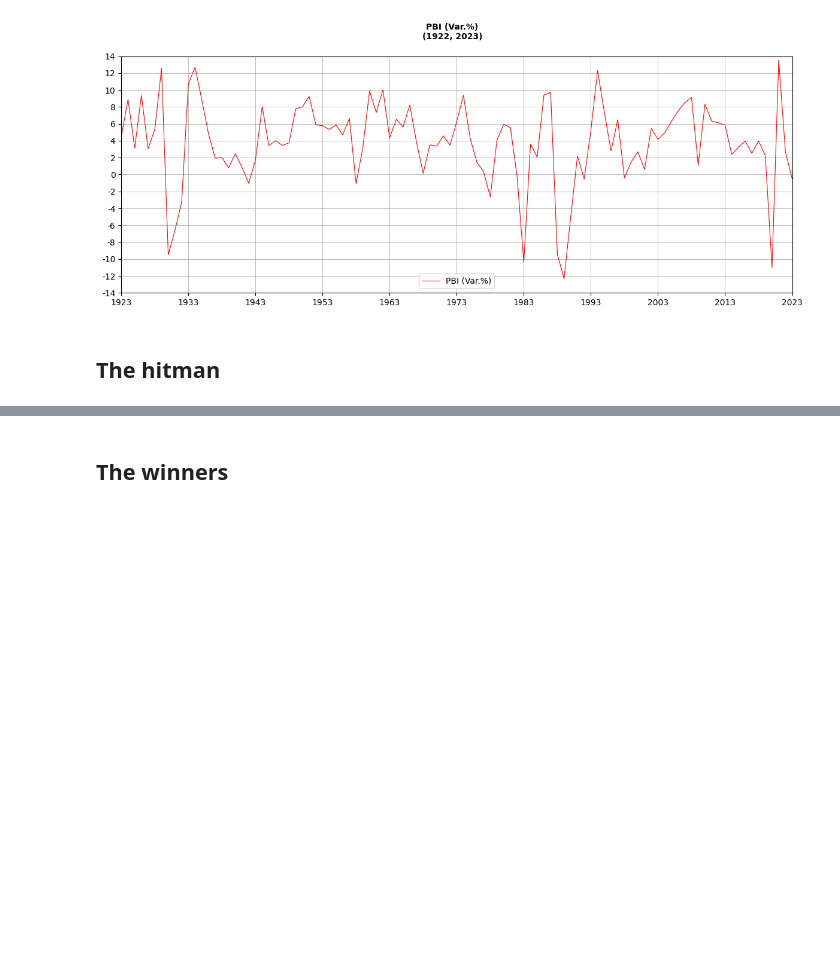
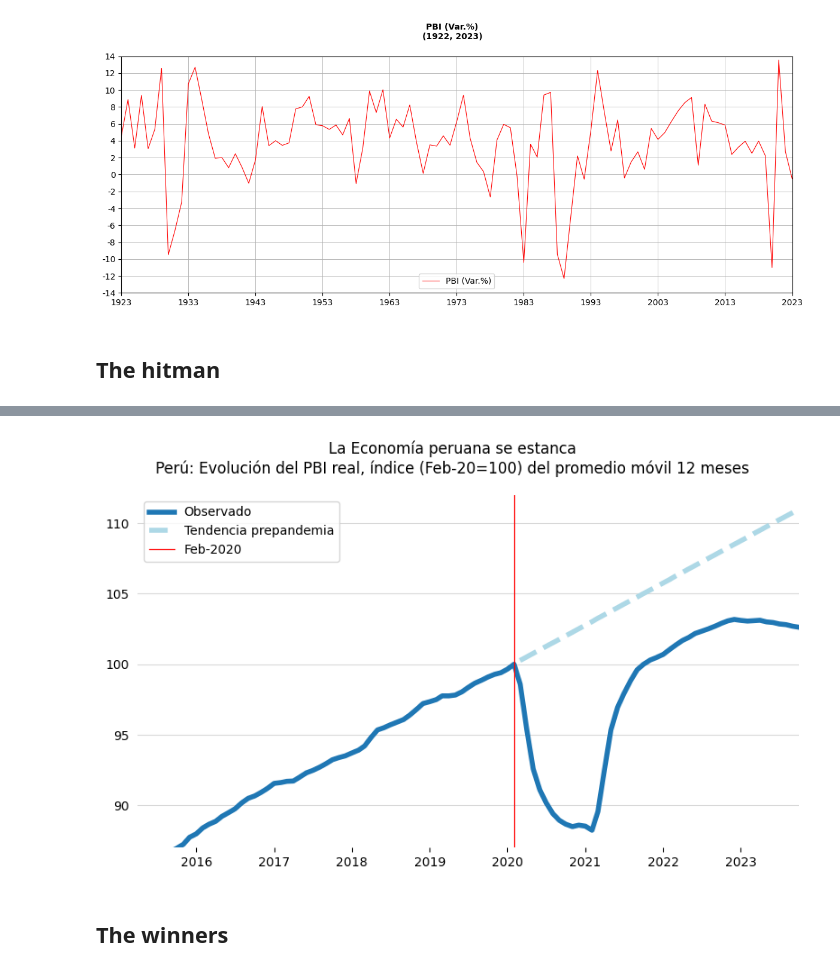
Before and after one commit to qlab-intro-python/tarea-4-quispe-dongo, a Jupyter notebook: tarea_4_plantilla.ipynb, the cells around one changed output, grey strips where cells are left out. Drawn from its saved outputs; the diff is of its cells as text; code cells hidden in the pictures; blank space fills up the shorter version.

```diff
--- a/tarea_4_plantilla.ipynb
+++ b/tarea_4_plantilla.ipynb
@@ -128,0 +167,4 @@ plt.show()
+# %%
+pbi_df['fechas'] = pd.to_datetime(pbi_df['fechas'], format='%b. %Y')
+# %%
+pbi_df['pbi_des_mensual'] = pbi_df['pbi_mensual'].rolling(window=12).mean()
@@ -128,0 +191,8 @@ plt.show()
+# %%
+pbi_df = (
+    pbi_df
+    .assign(
+        pbi_month_feb_2020_index= lambda x: ( ( pbi_df['pbi_des_mensual'] * 100 ) / pbi_df.loc[(pbi_df['fechas']=='2020-02')]['pbi_des_mensual'].values )
+        )
+        .dropna()
+)
@@ -129,3 +217,38 @@ plt.show()
+# %%
+dates = pd.date_range(start='2014-12-01	', end='2020-02-01', freq='M')
+y= pbi_df.loc[pbi_df['fechas']<'2020-02-01', 'pbi_month_feb_2020_index']
+x = np.arange(len(dates))
+X = sm.add_constant(x)
+model = sm.OLS(y, X)
+results = model.fit()
+# %%
+future_dates = pd.date_range(start='2020-02-01', end='2023-10-01', freq='M')
+future_x = np.arange(len(dates), len(dates) + len(future_dates))
+future_X = sm.add_constant(future_x)
+future_y_pred = results.predict(future_X)
+
+
+
+data_to_plot = pbi_df[['fechas', 'pbi_month_feb_2020_index']]
+fig, axs = plt.subplots(1, 1, figsize=(8, 5), tight_layout=True)
+
+fig.suptitle('La Economía peruana se estanca\nPerú: Evolución del PBI real, índice (Feb-20=100) del promedio móvil 12 meses')
+
+axs.plot(data_to_plot['fechas'], data_to_plot['pbi_month_feb_2020_index'], linewidth=4, label='Observado')
+axs.plot(future_dates, future_y_pred, '--', linewidth=4, color= 'lightblue', label = 'Tendencia prepandemia')
+axs.axvline(x=datetime.date(2020, 2, 1), color='red',alpha=1, linewidth=0.9, label = 'Feb-2020')
+
+axs.set_ylim([87, 112])
+
+axs.set_xlim([datetime.date(2015, 4, 1), datetime.date(2023, 10, 1)])
+axs.tick_params(labelrotation=0, left=False)
+axs.legend(loc='upper left')
+axs.spines[['top', 'bottom', 'left', 'right']].set_visible(False)
+axs.yaxis.grid(True, linestyle='-', which='major', color='gray', alpha=0.3)
+
+plt.show()
+# %% [output]
+[figure, added]
 # %% [markdown]
 ## The winners
 # %% [markdown]
```
Also changed, not shown: parts of 24 cells of this notebook.
